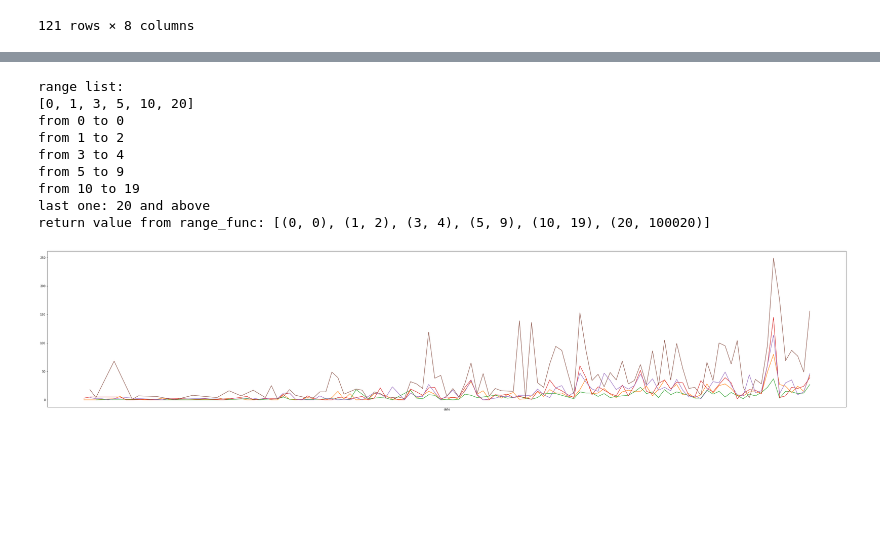
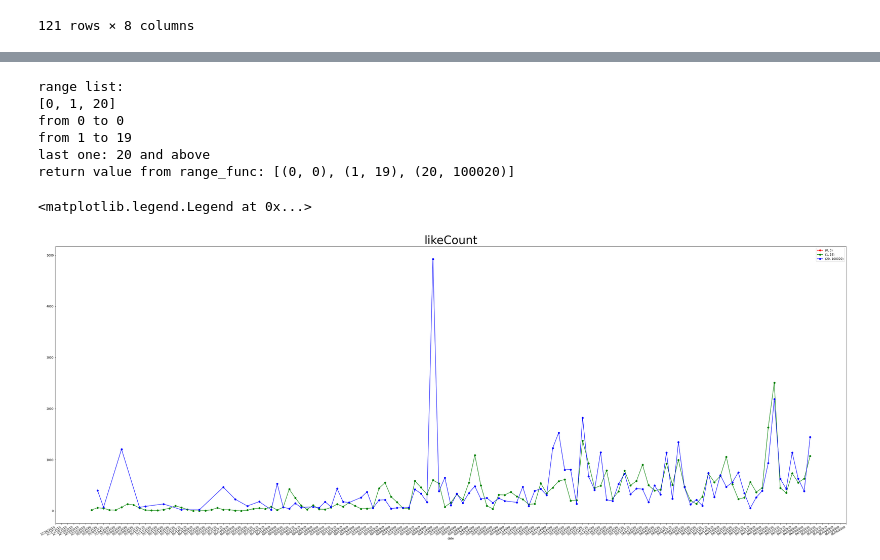
Before and after one commit to kwcode2016/snscrape-explore, a Jupyter notebook: eda-zm.ipynb, the cells around one changed output, grey strips where cells are left out. Cells and saved outputs as stored; diff of their text form; code cells hidden in the pictures; blank space fills up the shorter version.

Commit message:
added many categories charts

```diff
--- a/eda-zm.ipynb
+++ b/eda-zm.ipynb
@@ -184,67 +225,62 @@ jan_to_april_2020_by_day_tweet_df
 # %%
 tweet_zm_2020_jan_to_apr = tweet_zm_df[(tweet_zm_df['date'] > '2020-1-1') & (tweet_zm_df['date'] <= '2020-5-1')]
+# zm_prices_jan_to_apr = zoom_stock_prices_df[(zoom_stock_prices_df['date'] > '2020-1-1') & (zoom_stock_prices_df['date'] <= '2020-5-1')]
 
 tweet_zm_2020_jan_to_apr.shape #26793,28
 
-range_numbers = [0,1,3,5,10,20]
+# range_numbers = [0,1,3,5,10,20,50]
+range_numbers = [0,1,20]
+
+
+colors = 'rgbcmyk'
 
 def range_func(range_list):
     # return array of all the ranges
     print ('range list:')
     print (range_list)
 
     return_range_array = []
     for i in range(len(range_list)):
         try:
             print (f'from {range_list[i]} to {range_list[i+1]-1}')
             return_range_array.append((range_list[i], range_list[i+1]-1))
         except:
             print(f'last one: {range_list[i]} and above ')
             return_range_array.append((range_list[i], range_list[i] + 100000))
 
     return (return_range_array)
 
 
 range_list = range_func(range_numbers)
 print(f'return value from range_func: {range_list}')
 
-# getting lists  of dm with the ranges
-# tweet_zm_df_list = []
 
-# for i in range_list:
-#     tweet_zm_df_list.append((tweet_zm_2020_jan_to_apr[tweet_zm_2020_jan_to_apr['likeCount'] > i[0]]) & (tweet_zm_2020_jan_to_apr[tweet_zm_2020_jan_to_apr['likeCount'] <= i[1]]).groupby([tweet_zm_2020_jan_to_apr.date.dt.date]).sum())
-
-# tmp_i = range_list[0]
-# print(tmp_i)
+# likeCount
+category = 'likeCount'
+color_i = 0
 for tmp_i in range_list:
-    tmp_df = tweet_zm_2020_jan_to_apr[(tweet_zm_2020_jan_to_apr['likeCount'] > tmp_i[0]) & (tweet_zm_2020_jan_to_apr['likeCount'] <= tmp_i[1]  )].groupby([tweet_zm_2020_jan_to_apr.date.dt.date]).sum()
-    tmp_df.replyCount.plot(x='date', y="tweet number", figsize=(50,10), label=str(tmp_i))
+    tmp_df = tweet_zm_2020_jan_to_apr[(tweet_zm_2020_jan_to_apr[category] > tmp_i[0]) & (tweet_zm_2020_jan_to_apr[category] <= tmp_i[1]  )].groupby([tweet_zm_2020_jan_to_apr.date.dt.date]).sum()
+    # tmp_df.likeCount.plot(x='date', y="tweet number", figsize=(50,10), label=str(tmp_i))
+    # tmp_df[category].plot(x='date', y=['a','b','c','d'], figsize=(50,20), label=str(tmp_i), color=colors[color_i], kind='bar', stacked=False)
+    tmp_df[category].plot(x='date', y=['a','b','c','d'], figsize=(50,20), label=str(tmp_i), color=colors[color_i], marker='o')
+    color_i += 1
 
 
 
-# tmp_df = tweet_zm_2020_jan_to_apr[tweet_zm_2020_jan_to_apr['likeCount'] > 10].groupby([tweet_zm_2020_jan_to_apr.date.dt.date]).sum()
-# tmp_df1 = tweet_zm_2020_jan_to_apr[tweet_zm_2020_jan_to_apr['likeCount'] > 5].groupby([tweet_zm_2020_jan_to_apr.date.dt.date]).sum()
-# tmp_df2 = tweet_zm_2020_jan_to_apr[tweet_zm_2020_jan_to_apr['likeCount'] > 3].groupby([tweet_zm_2020_jan_to_apr.date.dt.date]).sum()
-# tmp_df3 = tweet_zm_2020_jan_to_apr[tweet_zm_2020_jan_to_apr['likeCount'] > 1].groupby([tweet_zm_2020_jan_to_apr.date.dt.date]).sum()
 
-# tmp_df.replyCount.plot(x='date', y="something", figsize=(50,10))
-# tmp_df1.replyCount.plot(x='date', y="something", figsize=(50,10))
-# tmp_df2.replyCount.plot(x='date', y="something", figsize=(50,10))
-# tmp_df3.replyCount.plot(x='date', y="something", figsize=(50,10))
 
-# zoom_stock_prices_df.head()
-
-# zoom_stock_prices_df[(zoom_stock_prices_df['date'] > '2020-1-1') & (tweet_zm_df['date'] <= '2020-5-1')]
-
-# tmp_df.plot(x="date", y=['likeCount'], kind='bar', figsize=(9,8) )
+import matplotlib.dates as mdates
+plt.gca().xaxis.set_major_formatter(mdates.DateFormatter('%m/%d/%Y'))
+plt.gca().xaxis.set_major_locator(mdates.DayLocator())
+plt.gcf().autofmt_xdate()
+plt.title(category, fontsize=40)
+plt.legend()
 # %% [output]
 range list:
-[0, 1, 3, 5, 10, 20]
+[0, 1, 20]
 from 0 to 0
-from 1 to 2
-from 3 to 4
-from 5 to 9
-from 10 to 19
+from 1 to 19
 last one: 20 and above
-return value from range_func: [(0, 0), (1, 2), (3, 4), (5, 9), (10, 19), (20, 100020)]
+return value from range_func: [(0, 0), (1, 19), (20, 100020)]
+<matplotlib.legend.Legend at 0x...>
-[figure, old version]
+[figure, new version]
```
Also changed, not shown: parts of 7 cells of this notebook.
